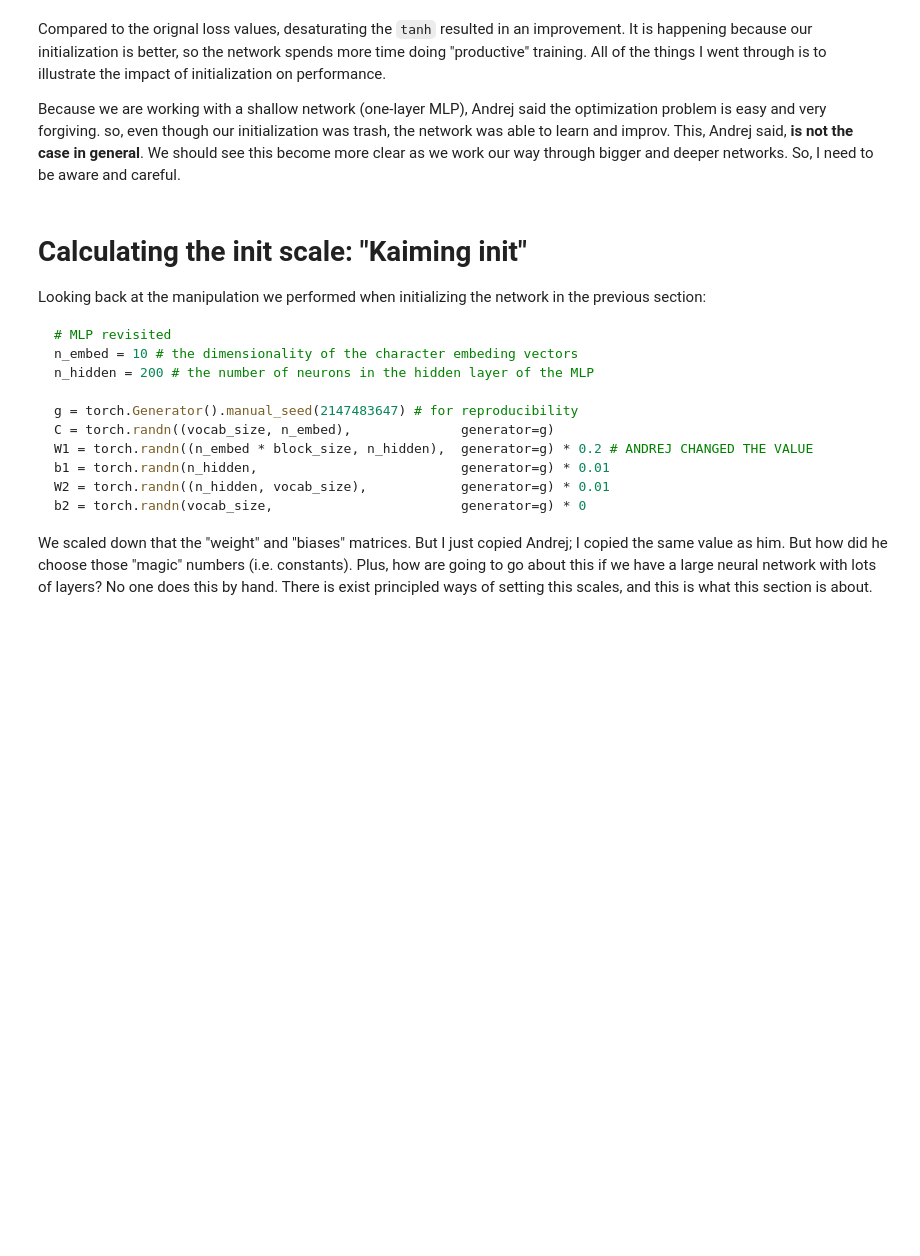
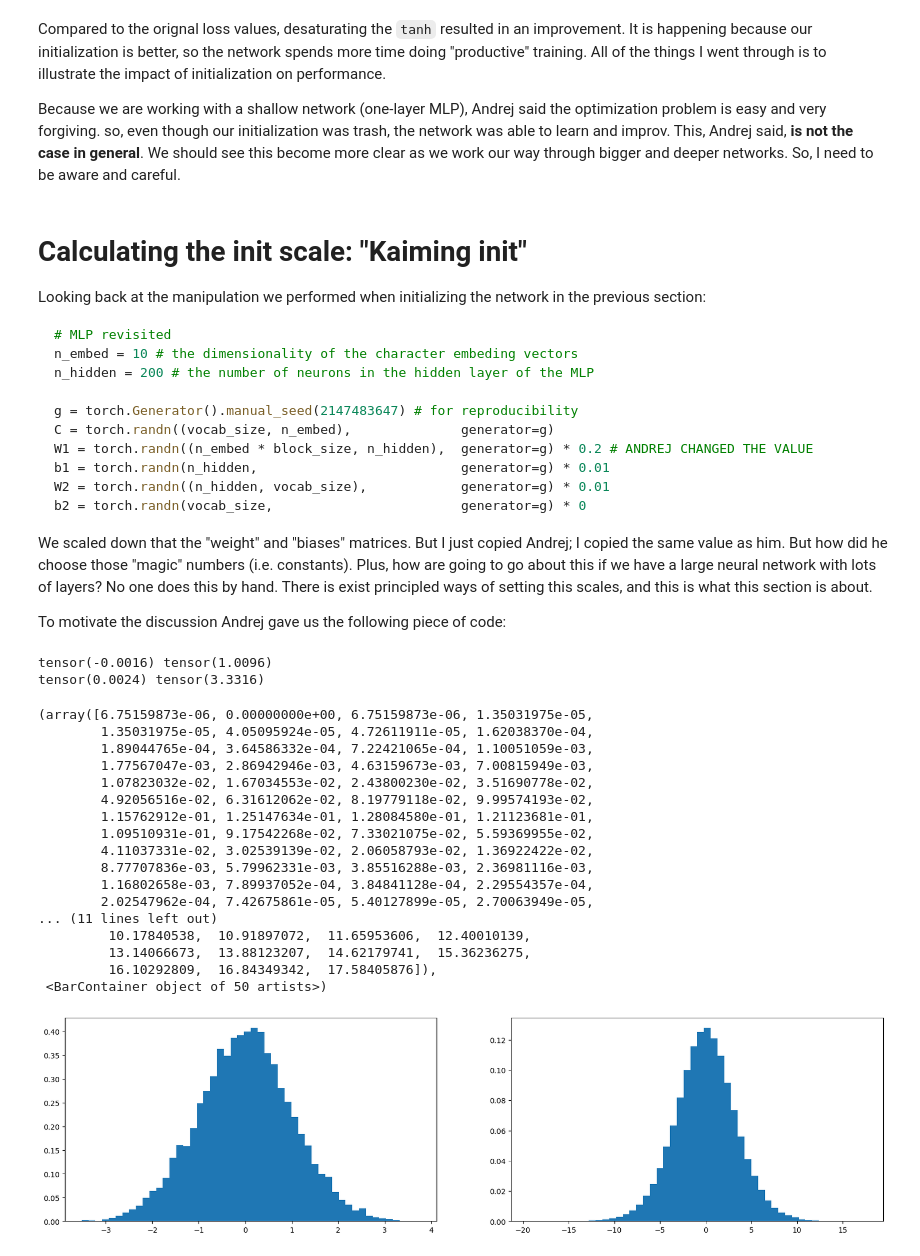
Before and after one commit to kassi-bertrand/machine-learning-notes, a Jupyter notebook: 08-Building Makemore/part-3.ipynb, the cells around one changed output. Cells and saved outputs as stored; diff of their text form; code cells hidden in the pictures; blank space fills up the shorter version.

````diff
--- a/08-Building Makemore/part-3.ipynb
+++ b/08-Building Makemore/part-3.ipynb
@@ -714,3 +714,37 @@ b2 = torch.randn(vocab_size,                        generator=g) * 0
 ```
 
 We scaled down that the "weight" and "biases" matrices. But I just copied Andrej; I copied the same value as him. But how did he choose those "magic" numbers (i.e. constants). Plus, how are going to go about this if we have a large neural network with lots of layers? No one does this by hand. There is exist principled ways of setting this scales, and this is what this section is about.
+
+To motivate the discussion Andrej gave us the following piece of code:
+# %%
+x = torch.randn(1000, 10)
+w = torch.randn(10, 200)
+y = x @ w
+print(x.mean(), x.std())
+print(y.mean(), y.std())
+plt.figure(figsize=(20, 5))
+plt.subplot(121)
+plt.hist(x.view(-1).tolist(), 50, density=True)
+plt.subplot(122)
+plt.hist(y.view(-1).tolist(), 50, density=True)
+# %% [output]
+tensor(-0.0016) tensor(1.0096)
+tensor(0.0024) tensor(3.3316)
+(array([6.75159873e-06, 0.00000000e+00, 6.75159873e-06, 1.35031975e-05,
+        1.35031975e-05, 4.05095924e-05, 4.72611911e-05, 1.62038370e-04,
+        1.89044765e-04, 3.64586332e-04, 7.22421065e-04, 1.10051059e-03,
+        1.77567047e-03, 2.86942946e-03, 4.63159673e-03, 7.00815949e-03,
+        1.07823032e-02, 1.67034553e-02, 2.43800230e-02, 3.51690778e-02,
+        4.92056516e-02, 6.31612062e-02, 8.19779118e-02, 9.99574193e-02,
+        1.15762912e-01, 1.25147634e-01, 1.28084580e-01, 1.21123681e-01,
+        1.09510931e-01, 9.17542268e-02, 7.33021075e-02, 5.59369955e-02,
+        4.11037331e-02, 3.02539139e-02, 2.06058793e-02, 1.36922422e-02,
+        8.77707836e-03, 5.79962331e-03, 3.85516288e-03, 2.36981116e-03,
+        1.16802658e-03, 7.89937052e-04, 3.84841128e-04, 2.29554357e-04,
+        2.02547962e-04, 7.42675861e-05, 5.40127899e-05, 2.70063949e-05,
+... (11 lines left out)
+         10.17840538,  10.91897072,  11.65953606,  12.40010139,
+         13.14066673,  13.88123207,  14.62179741,  15.36236275,
+         16.10292809,  16.84349342,  17.58405876]),
+ <BarContainer object of 50 artists>)
+[figure, added]
````
Also changed, not shown: parts of 8 cells of this notebook.
